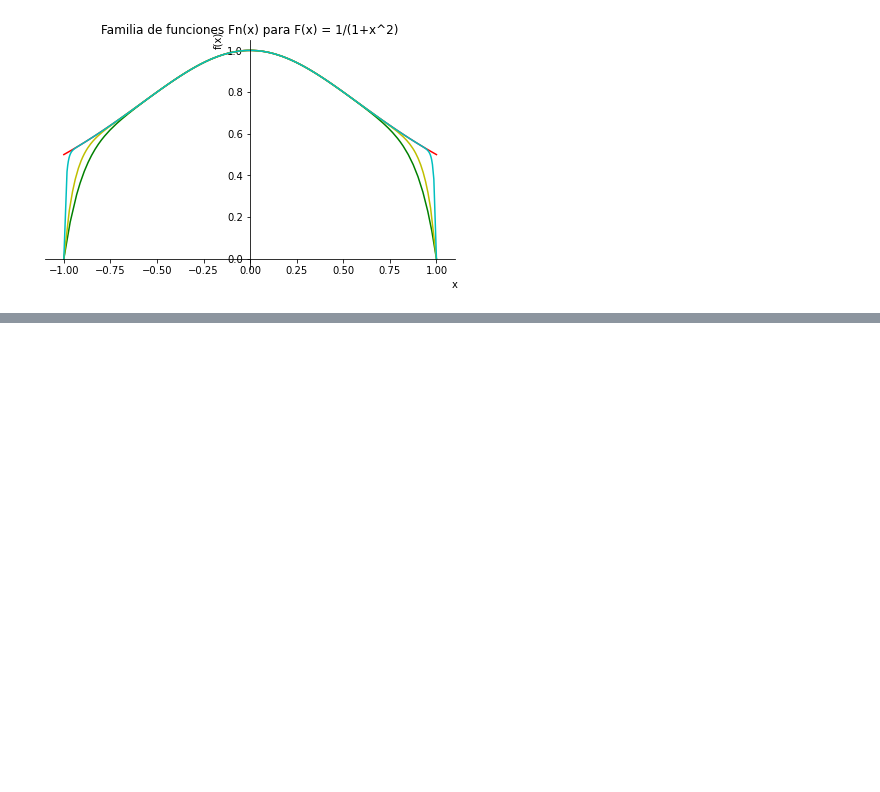
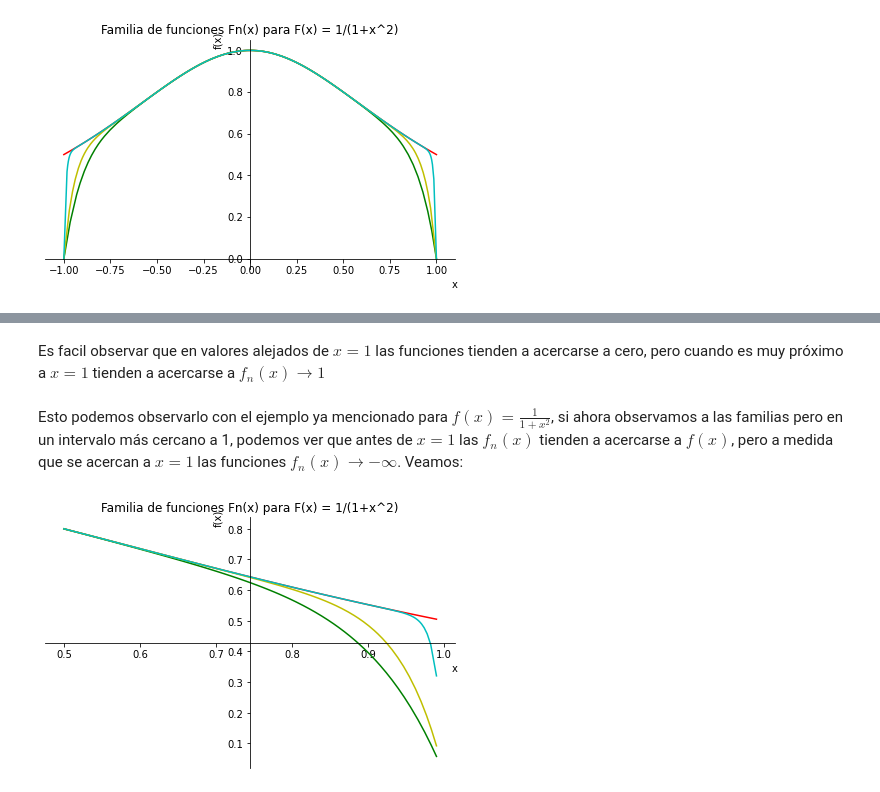
Before and after one commit to FernandoBriceno/infiniteSeries, a Jupyter notebook: Series_of_Functions.ipynb, the cells around one changed output, grey strips where cells are left out. Cells and saved outputs as stored; diff of their text form; code cells hidden in the pictures; blank space fills up the shorter version.

```diff
--- a/Series_of_Functions.ipynb
+++ b/Series_of_Functions.ipynb
@@ -100,0 +133,27 @@ g.show()
+# %% [markdown]
+Es facil observar que en valores alejados de $x=1$ las funciones tienden a acercarse a cero, pero cuando es muy próximo a $x=1$ tienden a acercarse a $f_n(x)\to 1$
+# %% [markdown]
+Esto podemos observarlo con el ejemplo ya mencionado para $f(x) = \frac{1}{1+x^{2}}$, si ahora observamos a las familias pero en un intervalo más cercano a 1, podemos ver que antes de $x=1$ las $f_n(x)$ tienden a acercarse a $f(x)$, pero a medida que se acercan a $x=1$ las funciones $f_n(x)\to -\infty$. Veamos:
+# %%
+x = sp.symbols('x')
+
+def sumatoria(x,n):
+    f = 0
+    for i in range(0,n):
+        f += (-1)**i*x**(2*i)
+    return f
+
+s6 = sumatoria(x,6)
+s10 = sumatoria(x,10)
+s50= sumatoria(x,50)
+f= 1/(1+(x**2))
+
+g=plot(f, s6, s10,s50,(x,0.5,0.99), title='Familia de funciones Fn(x) para F(x) = 1/(1+x^2)', show=False)
+
+g[0].line_color ='r'
+g[1].line_color ='g'
+g[2].line_color ='y'
+g[3].line_color ='c'
+g.show()
+# %% [output]
+[figure, added]
```
Also changed, not shown: parts of 3 cells of this notebook.
